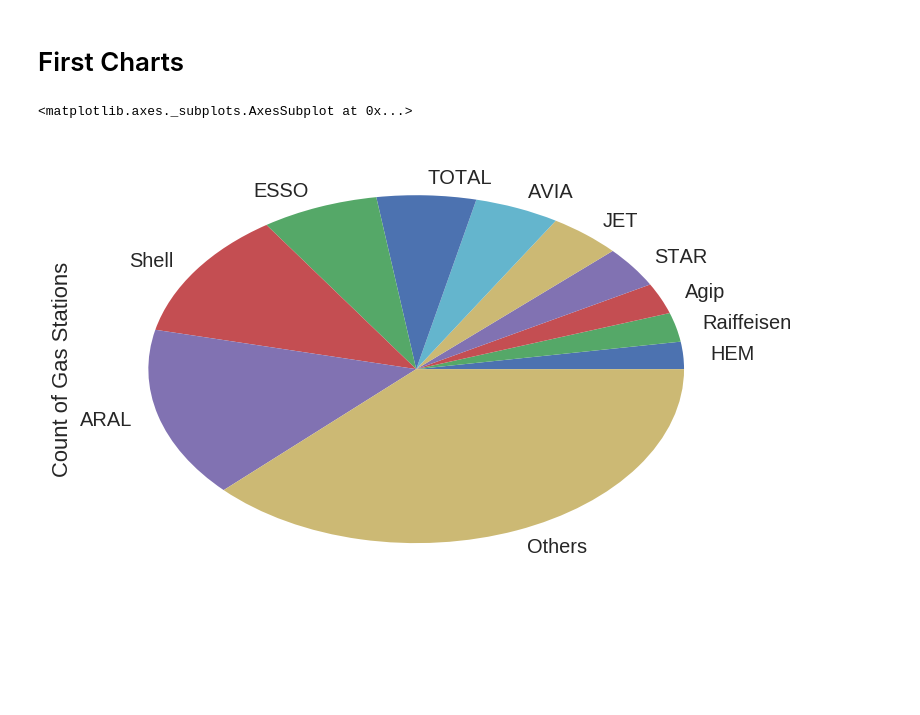
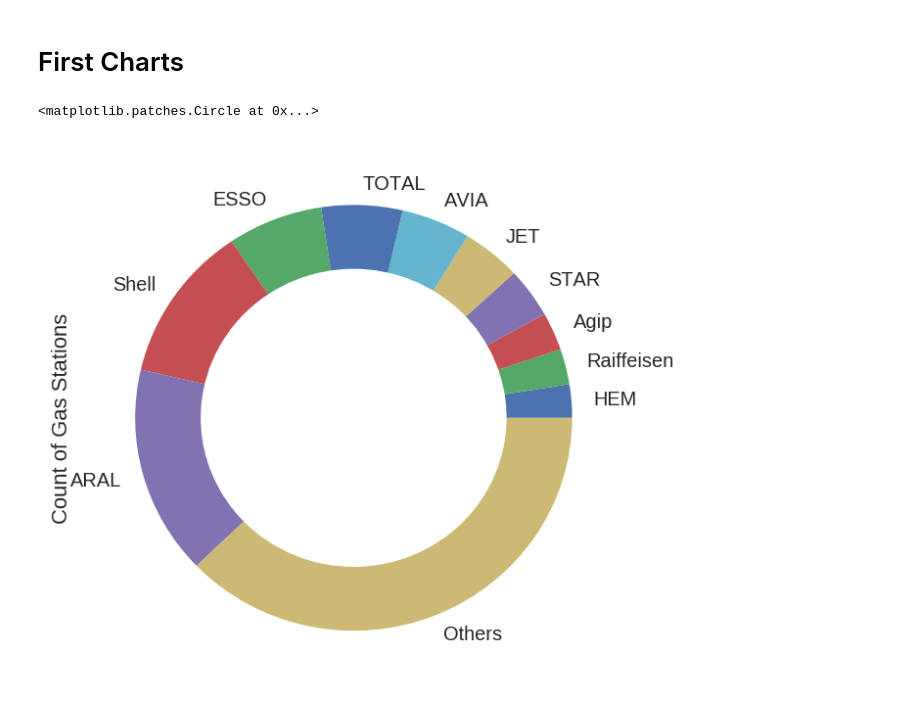
Before and after one commit to stoman/gasprices, a Jupyter notebook: Gas Stations.ipynb, the cells around one changed output. Drawn from its saved outputs; the diff is of its cells as text; code cells hidden in the pictures; blank space fills up the shorter version.

```diff
--- a/Gas Stations.ipynb
+++ b/Gas Stations.ipynb
@@ -5,7 +5,10 @@
 import seaborn as sns
 from datetime import datetime, timedelta, date
 import matplotlib as mpl
+import matplotlib.pyplot as plt
+import pandas as pd
 mpl.rcParams['savefig.dpi'] = 144
+mpl.rcParams['figure.figsize'] = (5, 5)
 # %% [markdown]
 ## Connect to Database
 # %%
@@ -148,9 +161,11 @@ firsthistory.head()
 # %%
 brands = gasstations.groupby("brand")["brand"].count().rename("Count of Gas Stations")
 commonbrands = brands[brands >= brands.sum()/40]
 commonbrands.set_value("Others", brands.sum() - commonbrands.sum())
-commonbrands.sort_values().plot(kind="pie")
+ax = commonbrands.sort_values().plot(kind="pie")
+fig = plt.gcf()
+fig.gca().add_artist(plt.Circle((0, 0), 0.7, fc="white"))
 # %% [output]
-<matplotlib.axes._subplots.AxesSubplot at 0x...>
+<matplotlib.patches.Circle at 0x...>
-[figure, old version]
+[figure, new version]
 # %%
```
Also changed, not shown: parts of 6 cells of this notebook.
